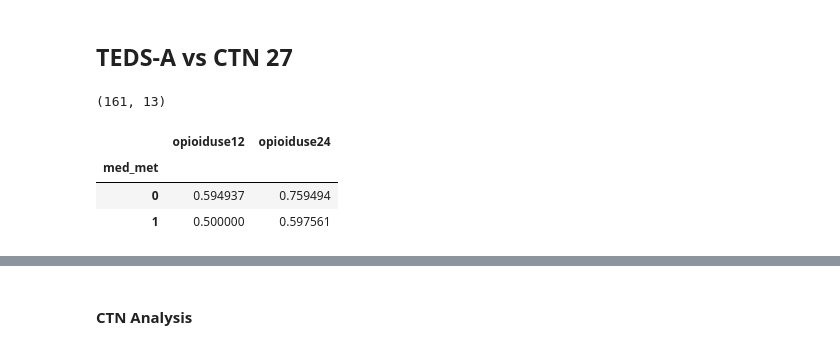
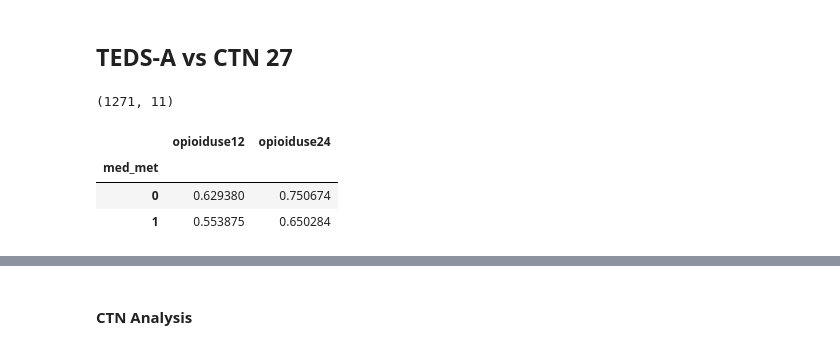
Before and after one commit to harsh-parikh/fuse, a Jupyter notebook: tedsa_analysis.ipynb, the cells around one changed output, grey strips where cells are left out. Cells and saved outputs as stored; diff of their text form; code cells hidden in the pictures.

```diff
--- a/tedsa_analysis.ipynb
+++ b/tedsa_analysis.ipynb
@@ -67,38 +67,38 @@ df_tedsa = df.loc[df["trialdata"] == 0]
 # %%
 ct94 = baseline_harmonized.loc[(baseline_harmonized["project"] == 27)]
 outcome94 = ct94[outcome_cols]
 
 common_cols = set.intersection(set(df_tedsa.columns), set(ct94.columns))
 
-ct94_cc = ct94[common_cols].dropna()
+ct94_cc = ct94[common_cols].drop(columns=["edu", "mar"])
 ct94_cc["sex"] = (ct94["sex"] == "male").astype(int)  # male = 1 and female = 0
-ct94_cc["mar"].loc[(1 - ct94_cc["mar"].isna()) == 1] = (ct94_cc["mar"] == 1.0).astype(
-    int
-)
-ct94_cc["edu"].loc[(1 - ct94_cc["edu"].isna()) == 1] = (ct94_cc["edu"] >= 2.0).astype(
-    int
-)
+# ct94_cc["mar"].loc[(1 - ct94_cc["mar"].isna()) == 1] = (ct94_cc["mar"] == 1.0).astype(
+#     int
+# )
+# ct94_cc["edu"].loc[(1 - ct94_cc["edu"].isna()) == 1] = (ct94_cc["edu"] >= 2.0).astype(
+#     int
+# )
 
 imputer = KNNImputer(n_neighbors=4, weights="distance", add_indicator=False)
 ct94_cc_imputed = imputer.fit_transform(ct94_cc)
 
 ct94_cc = pd.DataFrame(ct94_cc_imputed, index=ct94_cc.index, columns=ct94_cc.columns)
 
 ct94_cc["med_met"] = (ct94[treatment_col] == "met").astype(
     int
 )  # methadone = 1 and bupenorphine = 0
 ct94_cc = ct94_cc.dropna()
 
 ct94_cc["S"] = 1
 ct94_cc = ct94_cc.round(0).astype(int)
 
 ct94_cc = ct94_cc.join(outcome94, how="inner")
 print(ct94_cc.shape)
 ct94_cc.groupby(by="med_met").mean()[outcome_cols]
 # %% [output]
-(161, 13)
+(1271, 11)
 |  | opioiduse12 | opioiduse24 |
 | med_met |  |  |
-| 0 | 0.594937 | 0.759494 |
-| 1 | 0.500000 | 0.597561 |
+| 0 | 0.629380 | 0.750674 |
+| 1 | 0.553875 | 0.650284 |
 # %%
```
Also changed, not shown: parts of 15 cells of this notebook, 4 other files.
